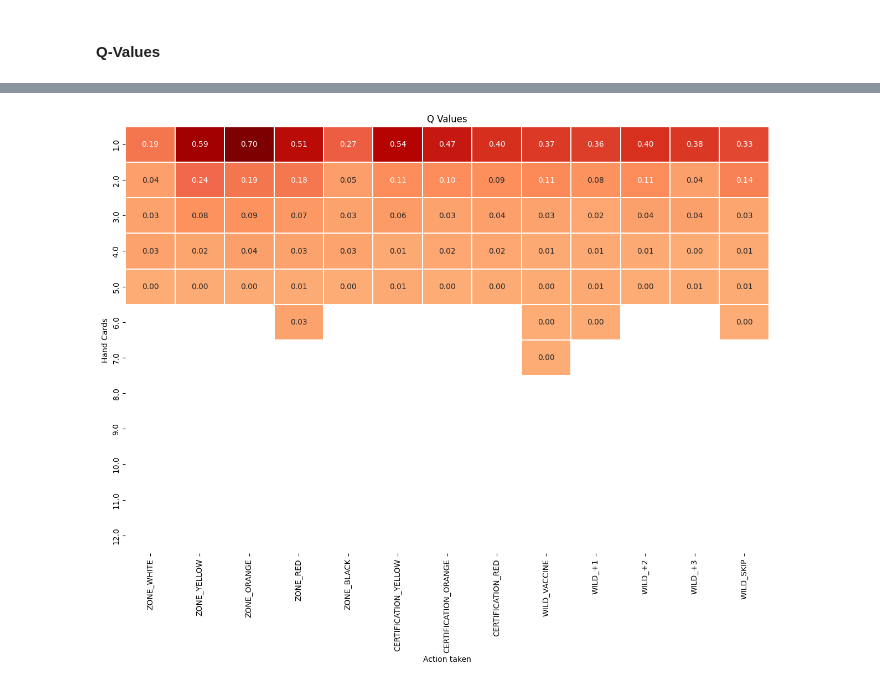
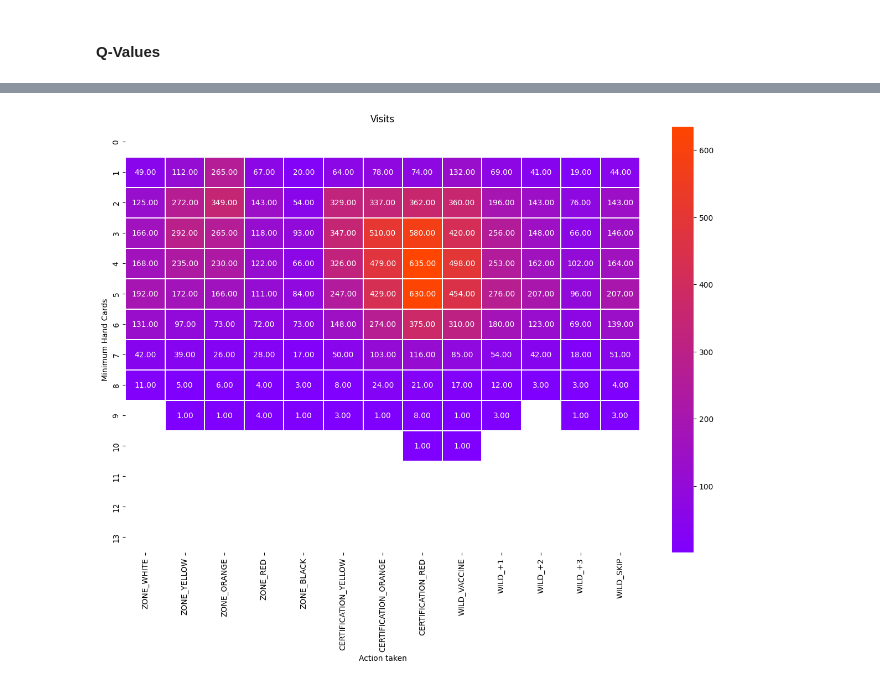
Before and after one commit to andreabazerla/dpcm-card-game, a Jupyter notebook: notebooks/analysis.ipynb, the cells around one changed output, grey strips where cells are left out. Drawn from its saved outputs; the diff is of its cells as text; code cells hidden in the pictures.

Commit message:
Updated analysis with color palette custom

```diff
--- a/notebooks/analysis.ipynb
+++ b/notebooks/analysis.ipynb
@@ -22,10 +14,18 @@ df.head()
 # %%
 fig = plt.figure(1, figsize=(15, 7))
 
-plt.hist(df["Turns"], bins=30, edgecolor = "w")
-plt.title("Turns Distribution")
-plt.xlabel("Turns per Game")
-plt.ylabel("Games")
+n, bins, patches = plt.hist(results['Turns'], bins=np.arange(0, max(results['Turns']), 5)-2.5, color = '#7f00ff', edgecolor = 'w')
+
+x = range(max(results['Turns']))
+plt.xticks(np.arange(min(x), max(x)+2, 5))
+
+plt.title('Turns Distribution')
+
+plt.xlabel('Turns per Game')
+plt.ylabel('Number of games')
+
+n = list(n)
+patches[n.index(max(n))].set_fc('#ff4500')
 
 plt.show()
 # %% [output]
@@ -51,3 +65,9 @@ q_values = pd.read_csv('../data/q.csv')
+# %%
+visited = pd.read_csv('../data/visited.csv')
+# %%
+visited['MAX'] = visited.iloc[:, 1:].max(axis=1)
+# %%
+visited['HAND'] = visited['ID'].apply(lambda x: sum(eval(x)[3:]))
 # %%
 q_values['MAX'] = q_values.iloc[:, 1:].max(axis=1)
 # %%
@@ -80,20 +102,24 @@ plt.show()
 # %%
-q_pivot = q_values.replace(0, np.NaN)
-q_pivot = q_pivot.drop(columns='MAX').iloc[:, 1:].groupby("HAND").mean()
+from matplotlib.colors import LinearSegmentedColormap
 
-# Plotting
+visited_pivot = visited.drop(columns='MAX').iloc[:, 1:].groupby("HAND").sum()
+visited_pivot = visited_pivot.replace(0, np.NaN)
+
 fig, ax = plt.subplots(1, 1, figsize = (15, 10))
 
-sns.heatmap(q_pivot,
+cmap_custom = LinearSegmentedColormap.from_list("custom", ['#7f00ff', '#ff4500'])
+
+sns.heatmap(visited_pivot,
             fmt=".2f",
-            cmap = "OrRd",
             linewidth = 0.3,
             annot = True,
-            cbar = False,
-            center = 0.1)
+            cbar = True,
+            cmap=cmap_custom)
 
-ax.title.set_text("Q Values")
-ax.set(xlabel="Action taken", ylabel="Hand Cards")
+ax.title.set_text("Visits")
+
+ax.set(xlabel="Action taken", ylabel="Minimum Hand Cards")
+
 plt.show()
 # %% [output]
-[figure, old version]
+[figure, new version]
```
Also changed, not shown: parts of 9 cells of this notebook.
